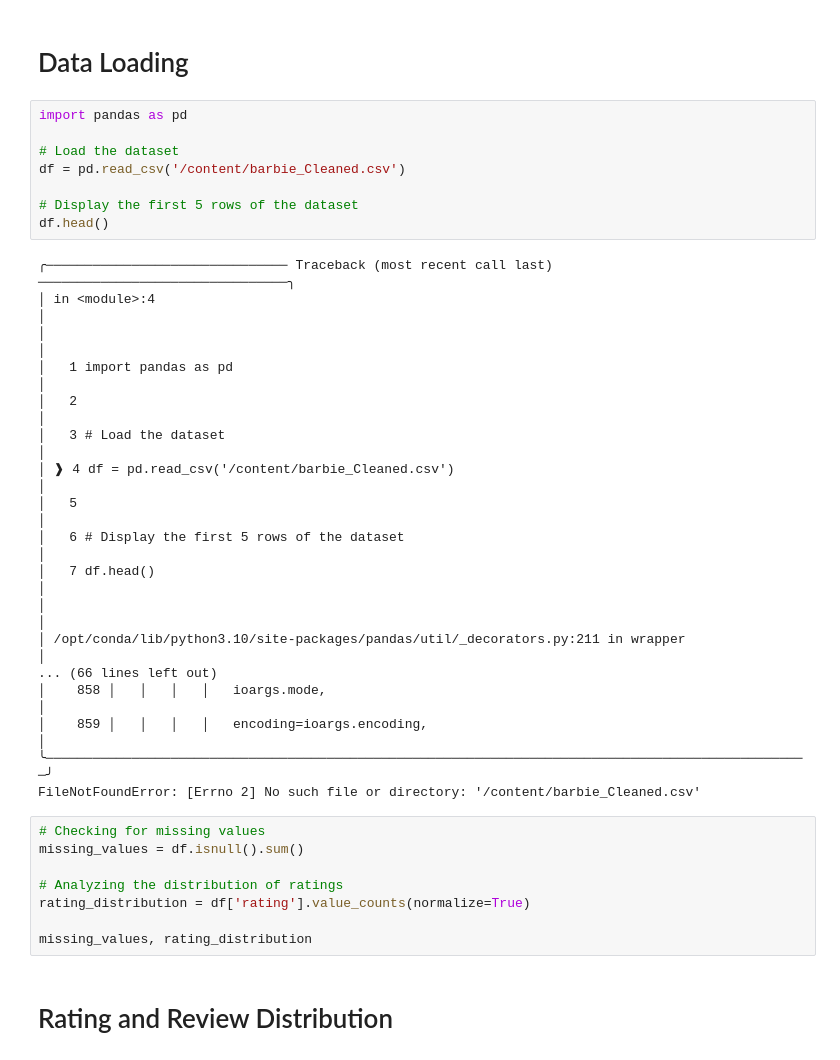
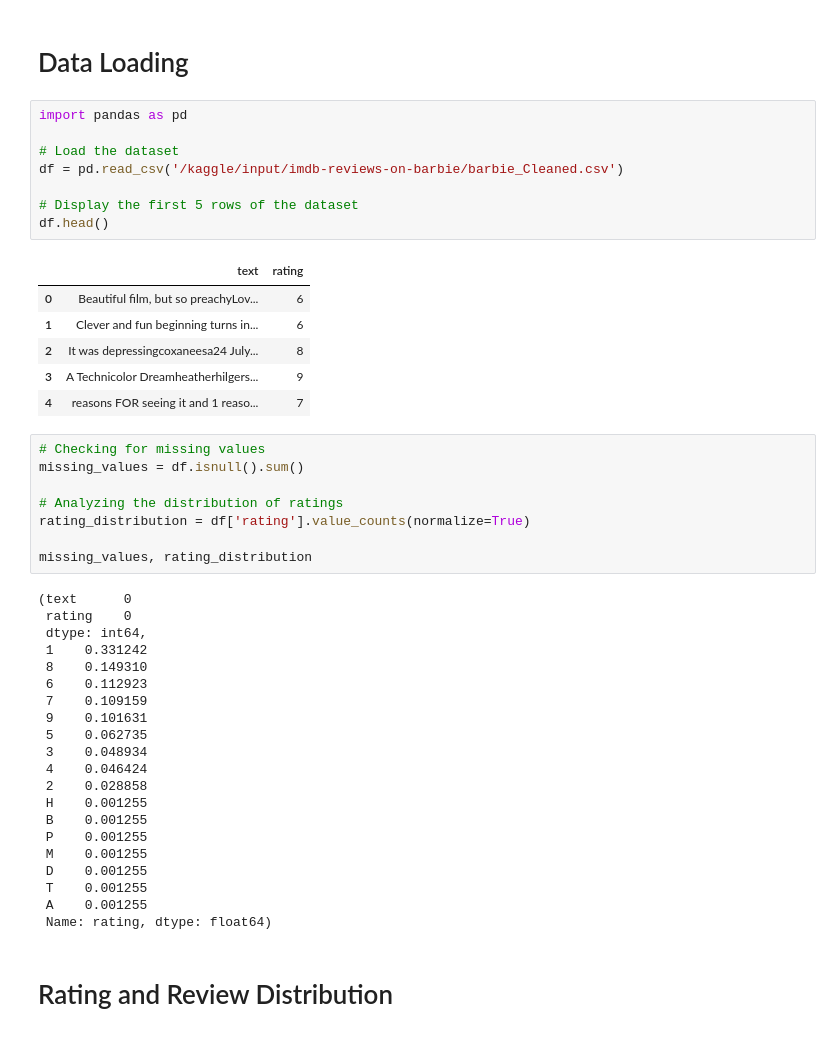
Before and after one commit to PratulG/KAGGLE, a Jupyter notebook: textanalysis-sentiment-ner-topics-summary.ipynb, the cells around one changed output. Cells and saved outputs as stored; diff of their text form.

Commit message:
Kaggle Notebook | TextAnalysis,Sentiment,NER,Topics,Summary | Version 2

```diff
--- a/textanalysis-sentiment-ner-topics-summary.ipynb
+++ b/textanalysis-sentiment-ner-topics-summary.ipynb
@@ -76,29 +76,18 @@ cuda:0
 # %%
 import pandas as pd
 
 # Load the dataset
-df = pd.read_csv('/content/barbie_Cleaned.csv')
+df = pd.read_csv('/kaggle/input/imdb-reviews-on-barbie/barbie_Cleaned.csv')
 
 # Display the first 5 rows of the dataset
 df.head()
 # %% [output]
-╭─────────────────────────────── Traceback (most recent call last) ────────────────────────────────╮
-│ in <module>:4                                                                                    │
-│                                                                                                  │
-│   1 import pandas as pd                                                                          │
-│   2                                                                                              │
-│   3 # Load the dataset                                                                           │
-│ ❱ 4 df = pd.read_csv('/content/barbie_Cleaned.csv')                                              │
-│   5                                                                                              │
-│   6 # Display the first 5 rows of the dataset                                                    │
-│   7 df.head()                                                                                    │
-│                                                                                                  │
-│ /opt/conda/lib/python3.10/site-packages/pandas/util/_decorators.py:211 in wrapper                │
-... (66 lines left out)
-│    858 │   │   │   │   ioargs.mode,                                                              │
-│    859 │   │   │   │   encoding=ioargs.encoding,                                                 │
-╰──────────────────────────────────────────────────────────────────────────────────────────────────╯
-FileNotFoundError: [Errno 2] No such file or directory: '/content/barbie_Cleaned.csv'
+|  | text | rating |
+| 0 | Beautiful film, but so preachyLov... | 6 |
+| 1 | Clever and fun beginning turns in... | 6 |
+| 2 | It was depressingcoxaneesa24 July... | 8 |
+| 3 | A Technicolor Dreamheatherhilgers... | 9 |
+| 4 | reasons FOR seeing it and 1 reaso... | 7 |
 # %%
 # Checking for missing values
 missing_values = df.isnull().sum()
@@ -107,6 +96,27 @@ missing_values = df.isnull().sum()
 rating_distribution = df['rating'].value_counts(normalize=True)
 
 missing_values, rating_distribution
+# %% [output]
+(text      0
+ rating    0
+ dtype: int64,
+ 1    0.331242
+ 8    0.149310
+ 6    0.112923
+ 7    0.109159
+ 9    0.101631
+ 5    0.062735
+ 3    0.048934
+ 4    0.046424
+ 2    0.028858
+ H    0.001255
+ B    0.001255
+ P    0.001255
+ M    0.001255
+ D    0.001255
+ T    0.001255
+ A    0.001255
+ Name: rating, dtype: float64)
 # %% [markdown]
 # Rating and Review Distribution
 # %%
```
Also changed, not shown: parts of 11 cells of this notebook.
